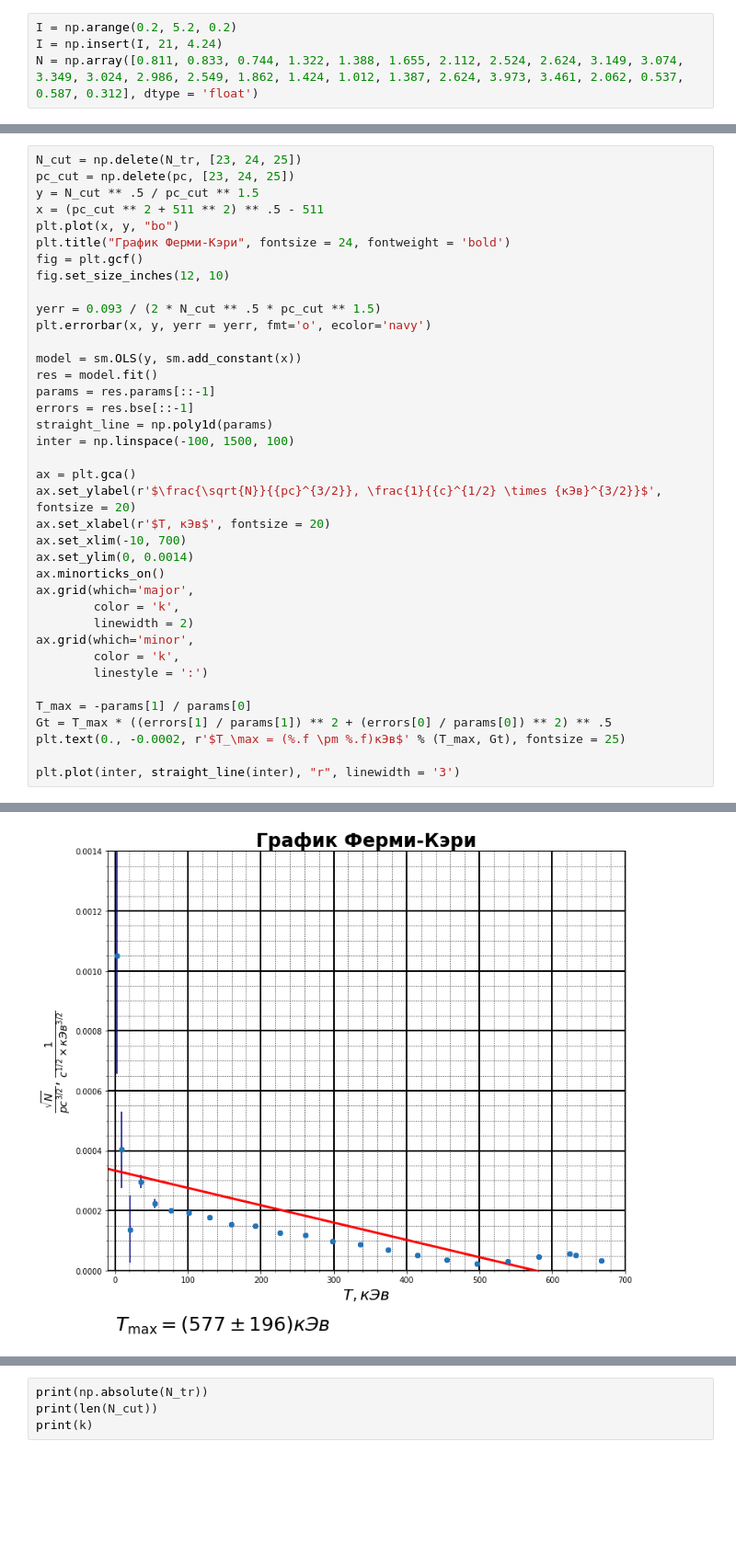
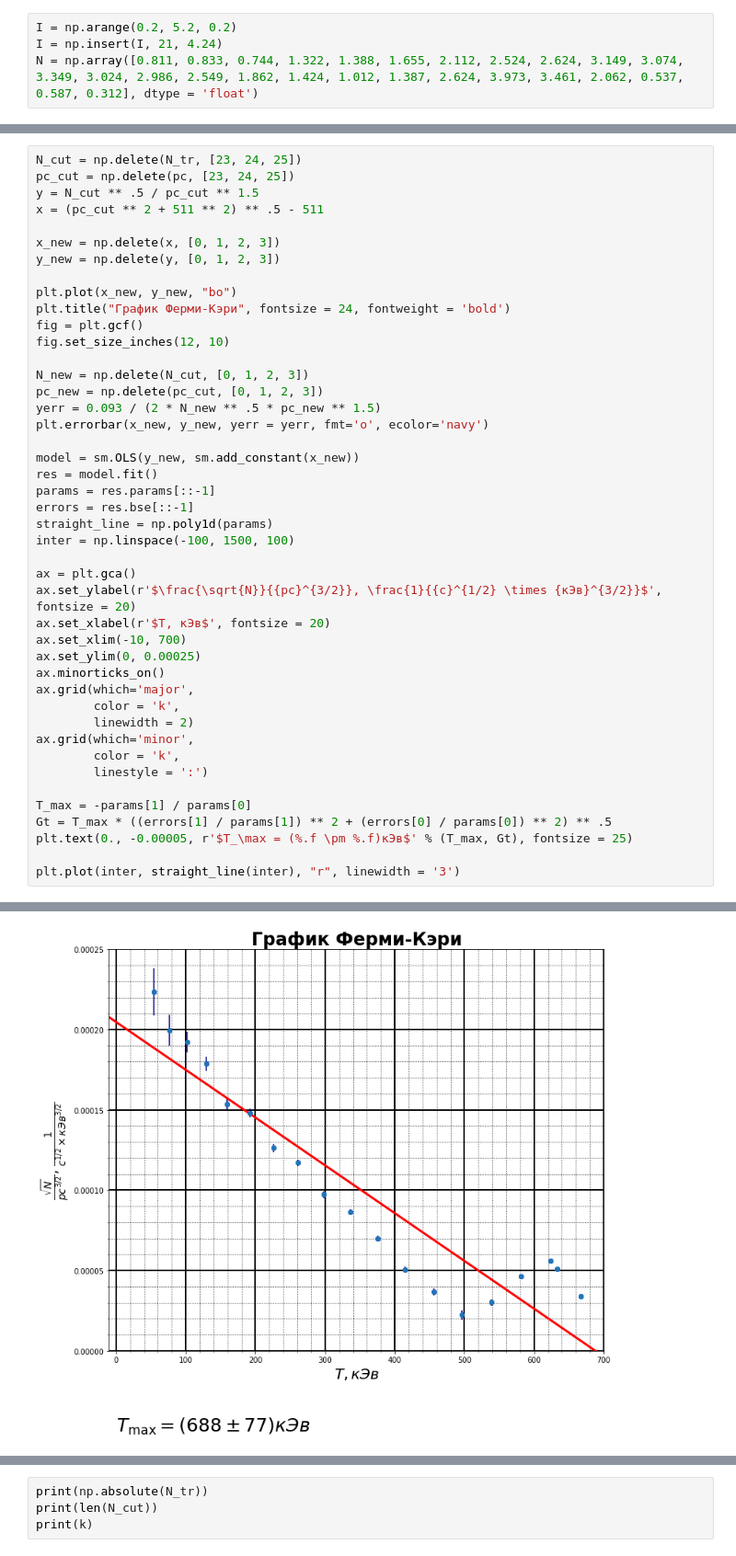
Before and after one commit to rogovrt/lab_5sem, a Jupyter notebook: lab42.ipynb, the cells around one changed output, grey strips where cells are left out. Shown: that part at 92% size. Drawn from its saved outputs; the diff is of its cells as text; blank space fills up the shorter version.

```diff
--- a/lab42.ipynb
+++ b/lab42.ipynb
@@ -40,42 +40,48 @@ N_cut = np.delete(N_tr, [23, 24, 25])
 pc_cut = np.delete(pc, [23, 24, 25])
 y = N_cut ** .5 / pc_cut ** 1.5
 x = (pc_cut ** 2 + 511 ** 2) ** .5 - 511
-plt.plot(x, y, "bo")
+
+x_new = np.delete(x, [0, 1, 2, 3])
+y_new = np.delete(y, [0, 1, 2, 3])
+
+plt.plot(x_new, y_new, "bo")
 plt.title("График Ферми-Кэри", fontsize = 24, fontweight = 'bold')
 fig = plt.gcf()
 fig.set_size_inches(12, 10)
 
-yerr = 0.093 / (2 * N_cut ** .5 * pc_cut ** 1.5)
-plt.errorbar(x, y, yerr = yerr, fmt='o', ecolor='navy')
+N_new = np.delete(N_cut, [0, 1, 2, 3])
+pc_new = np.delete(pc_cut, [0, 1, 2, 3])
+yerr = 0.093 / (2 * N_new ** .5 * pc_new ** 1.5)
+plt.errorbar(x_new, y_new, yerr = yerr, fmt='o', ecolor='navy')
 
-model = sm.OLS(y, sm.add_constant(x))
+model = sm.OLS(y_new, sm.add_constant(x_new))
 res = model.fit()
 params = res.params[::-1]
 errors = res.bse[::-1]
 straight_line = np.poly1d(params)
 inter = np.linspace(-100, 1500, 100)
 
 ax = plt.gca()
 ax.set_ylabel(r'$\frac{\sqrt{N}}{{pc}^{3/2}}, \frac{1}{{c}^{1/2} \times {кЭв}^{3/2}}$', fontsize = 20)
 ax.set_xlabel(r'$T, кЭв$', fontsize = 20)
 ax.set_xlim(-10, 700)
-ax.set_ylim(0, 0.0014)
+ax.set_ylim(0, 0.00025)
 ax.minorticks_on()
 ax.grid(which='major',
         color = 'k',
         linewidth = 2)
 ax.grid(which='minor',
         color = 'k',
         linestyle = ':')
 
 T_max = -params[1] / params[0]
 Gt = T_max * ((errors[1] / params[1]) ** 2 + (errors[0] / params[0]) ** 2) ** .5
-plt.text(0., -0.0002, r'$T_\max = (%.f \pm %.f)кЭв$' % (T_max, Gt), fontsize = 25)
+plt.text(0., -0.00005, r'$T_\max = (%.f \pm %.f)кЭв$' % (T_max, Gt), fontsize = 25)
 
 plt.plot(inter, straight_line(inter), "r", linewidth = '3')
 # %% [output]
 [<matplotlib.lines.Line2D at 0x...>]
-[figure, old version]
+[figure, new version]
 # %%
 print(params)
 print(errors)
```
Also changed, not shown: parts of 1 cell of this notebook.
